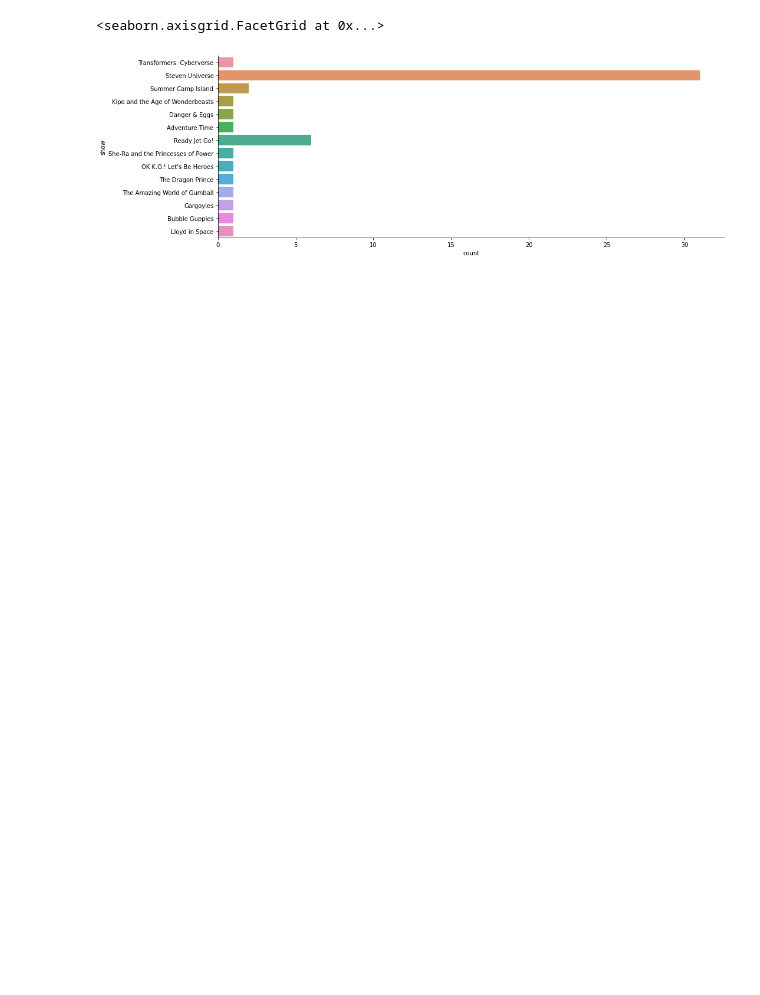
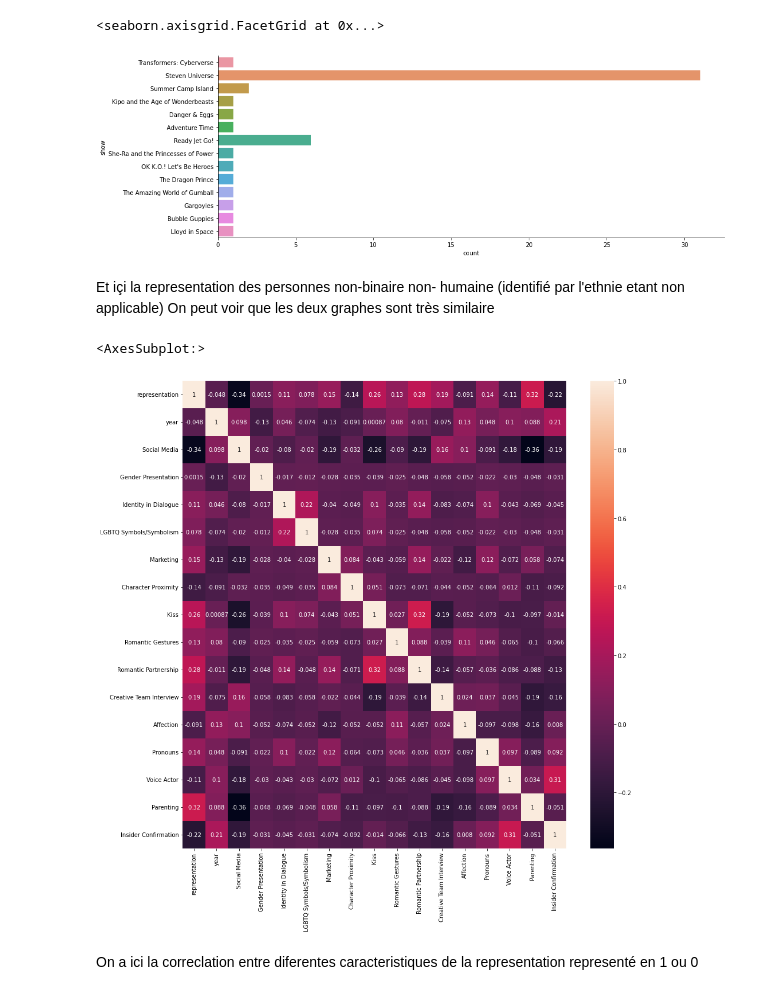
Before and after one commit to RicardFabien/empty-exemple, a Jupyter notebook: Exercice/Untitled.ipynb, the cells around one changed output. Drawn from its saved outputs; the diff is of its cells as text; code cells hidden in the pictures; blank space fills up the shorter version.

```diff
--- a/Exercice/Untitled.ipynb
+++ b/Exercice/Untitled.ipynb
@@ -109,0 +91,23 @@ explicitChar.groupby("role").agg(["count", "mean"])
+# %%
+explicitChar = df.replace({"Explicit": 1, "Implicit" : 0})
+
+stuff = ["Social Media",
+"Gender Presentation",
+"Identity in Dialogue",
+"LGBTQ Symbols/Symbolism",
+"Marketing",
+"Character Proximity",
+"Kiss",
+"Romantic Gestures",
+"Romantic Partnership",
+"Creative Team Interview",
+"Affection",
+"Pronouns",
+"Voice Actor",
+"Parenting",
+"Insider Confirmation"]
+
+for s in stuff :
+    explicitChar[s] = explicitChar.confirmation.str.contains(s) == True
+
+explicitChar.replace({True : 1, False : 0})
@@ -126,3 +144,14 @@ sns.catplot(data=UnknownNbData,kind = "count", y="show", aspect = 3)
 # %% [output]
 <seaborn.axisgrid.FacetGrid at 0x...>
 [figure]
+# %% [markdown]
+Et içi la representation des personnes non-binaire non- humaine (identifié par l'ethnie etant non applicable)
+On peut voir que les deux graphes sont très similaire
+# %%
+plt.figure(figsize = (15,15))
+sns.heatmap(data = explicitChar.corr(),annot = True)
+# %% [output]
+<AxesSubplot:>
+[figure, added]
+# %% [markdown]
+On a ici la correclation entre diferentes caracteristiques de la representation representé en 1 ou 0
```
Also changed, not shown: parts of 13 cells of this notebook.
